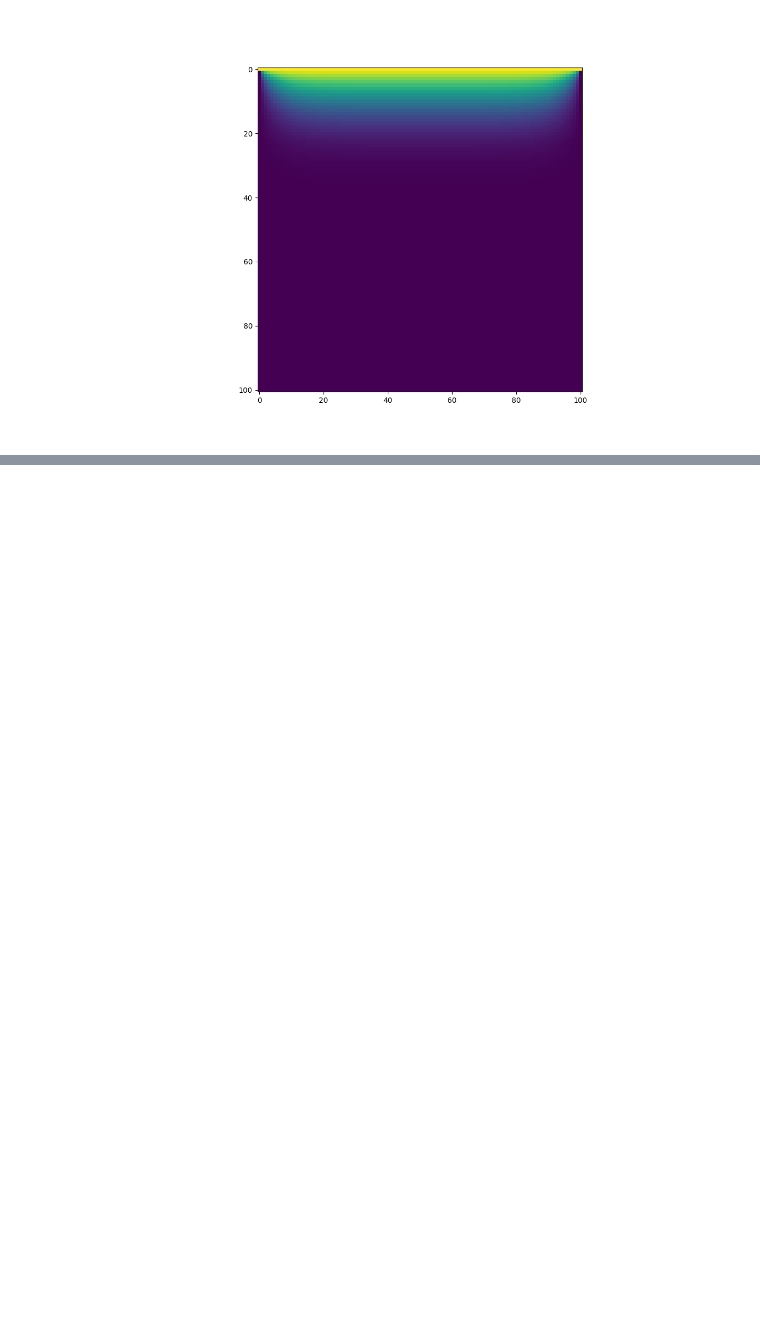
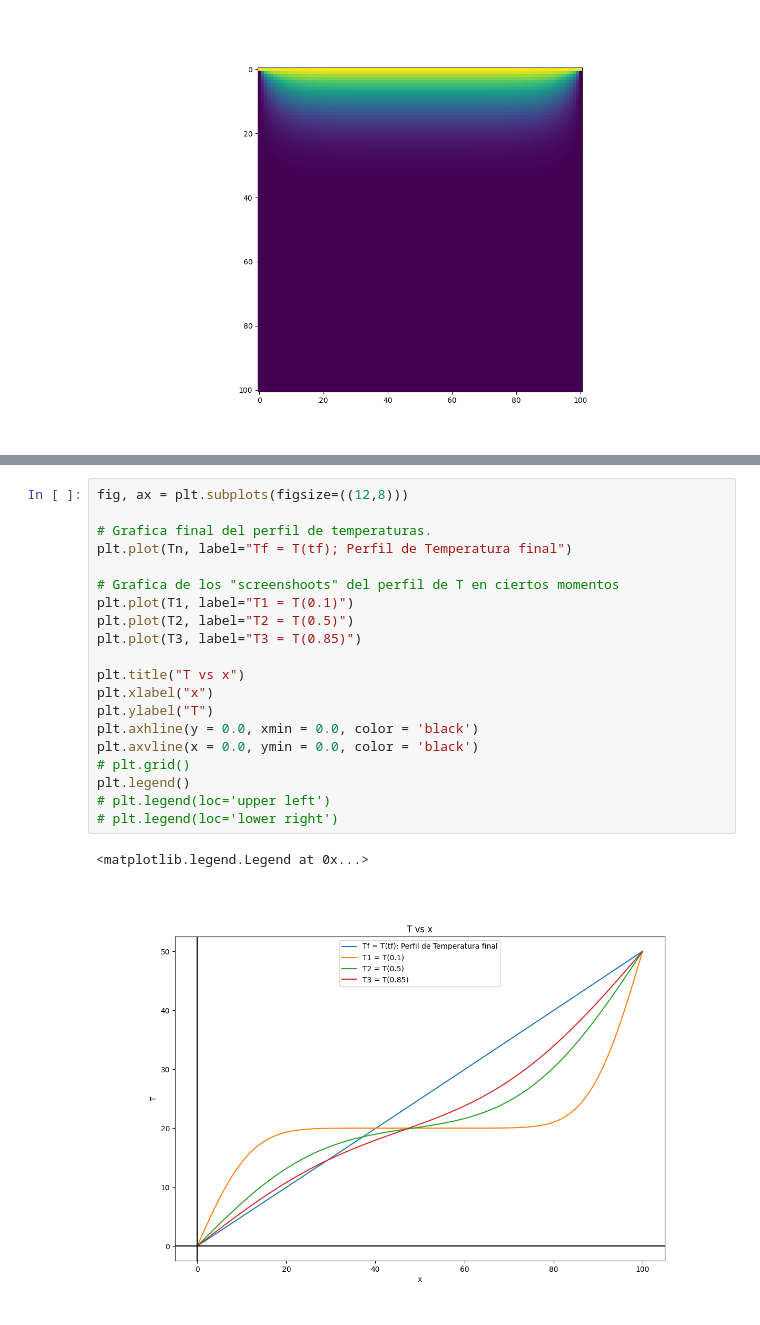
Before and after one commit to saac/FisicaComputacional_2026-1_8252, a Jupyter notebook: 4_MetodosNumericos_EDOs-EDPs/2_MetodosNumericos_EDPs.ipynb, the cells around one changed output, grey strips where cells are left out. Saved outputs shown, nothing was run; the diff lists cells and outputs as text; blank space fills up the shorter version.

```diff
--- a/4_MetodosNumericos_EDOs-EDPs/2_MetodosNumericos_EDPs.ipynb
+++ b/4_MetodosNumericos_EDOs-EDPs/2_MetodosNumericos_EDPs.ipynb
@@ -625,0 +804,23 @@ plb.imshow(PHIn)
+# %%
+fig, ax = plt.subplots(figsize=((12,8)))
+
+# Grafica final del perfil de temperaturas.
+plt.plot(Tn, label="Tf = T(tf); Perfil de Temperatura final")
+
+# Grafica de los "screenshoots" del perfil de T en ciertos momentos
+plt.plot(T1, label="T1 = T(0.1)")
+plt.plot(T2, label="T2 = T(0.5)")
+plt.plot(T3, label="T3 = T(0.85)")
+
+plt.title("T vs x")
+plt.xlabel("x")
+plt.ylabel("T")
+plt.axhline(y = 0.0, xmin = 0.0, color = 'black')
+plt.axvline(x = 0.0, ymin = 0.0, color = 'black')
+# plt.grid()
+plt.legend()
+# plt.legend(loc='upper left')
+# plt.legend(loc='lower right')
+# %% [output]
+<matplotlib.legend.Legend at 0x...>
+[figure, added]
```
Also changed, not shown: parts of 21 cells of this notebook.
